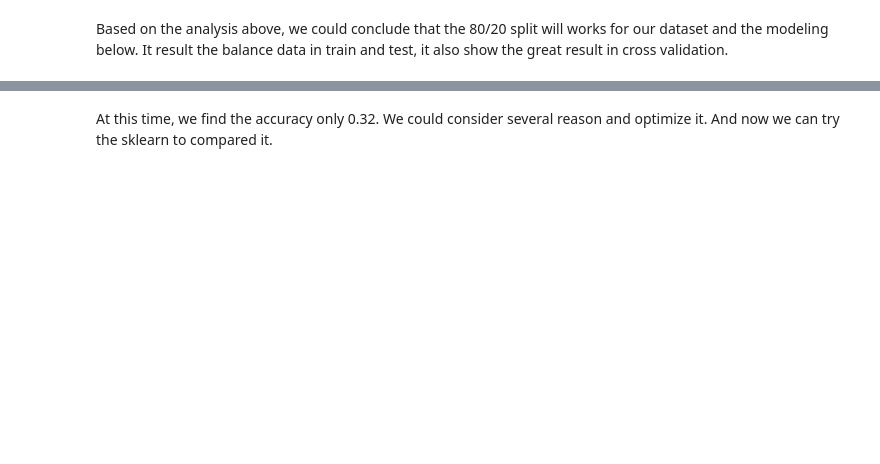
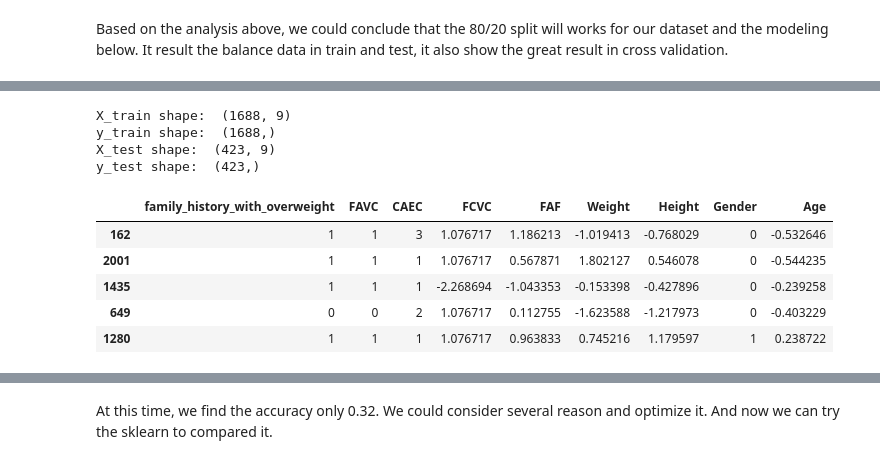
Before and after one commit to livingspring/CS7324LabAssignment, a Jupyter notebook: Lab3.ipynb, the cells around one changed output, grey strips where cells are left out. Saved outputs shown, nothing was run; the diff lists cells and outputs as text; code cells hidden in the pictures; blank space fills up the shorter version.

```diff
--- a/Lab3.ipynb
+++ b/Lab3.ipynb
@@ -439,0 +440,31 @@ ValueError: non-broadcastable output operand with shape (17,1) doesn't match the
+# %%
+import time
+# scaling the data before we modeling
+from sklearn.preprocessing import StandardScaler
+# initialize the standard scaler
+scaler = StandardScaler()
+# fit and transform the training data
+#selected_columns =["family_history_with_overweight","FAVC","CAEC","FCVC","FAF","Weight","Height","Gender","Age","NObeyesdad"]
+numerical_columns = ['FCVC','FAF','Weight','Height',"Age"]
+catigorical_columns=[ 'family_history_with_overweight','FAVC','CAEC',"Gender"]
+
+
+x_train[numerical_columns] = scaler.fit_transform(x_train[numerical_columns])
+# transform the testing data
+x_test[numerical_columns] = scaler.transform(x_test[numerical_columns])
+print("X_train shape: ", x_train.shape)
+print("y_train shape: ", y_train.shape)
+print("X_test shape: ", x_test.shape)
+print("y_test shape: ", y_test.shape)
+x_train.head()
+# %% [output]
+X_train shape:  (1688, 9)
+y_train shape:  (1688,)
+X_test shape:  (423, 9)
+y_test shape:  (423,)
+|  | family_history_with_overweight | FAVC | CAEC | FCVC | FAF | Weight | Height | Gender | Age |
+| 162 | 1 | 1 | 3 | 1.076717 | 1.186213 | -1.019413 | -0.768029 | 0 | -0.532646 |
+| 2001 | 1 | 1 | 1 | 1.076717 | 0.567871 | 1.802127 | 0.546078 | 0 | -0.544235 |
+| 1435 | 1 | 1 | 1 | -2.268694 | -1.043353 | -0.153398 | -0.427896 | 0 | -0.239258 |
+| 649 | 0 | 0 | 2 | 1.076717 | 0.112755 | -1.623588 | -1.217973 | 0 | -0.403229 |
+| 1280 | 1 | 1 | 1 | 1.076717 | 0.963833 | 0.745216 | 1.179597 | 1 | 0.238722 |
```
Also changed, not shown: parts of 17 cells of this notebook.
